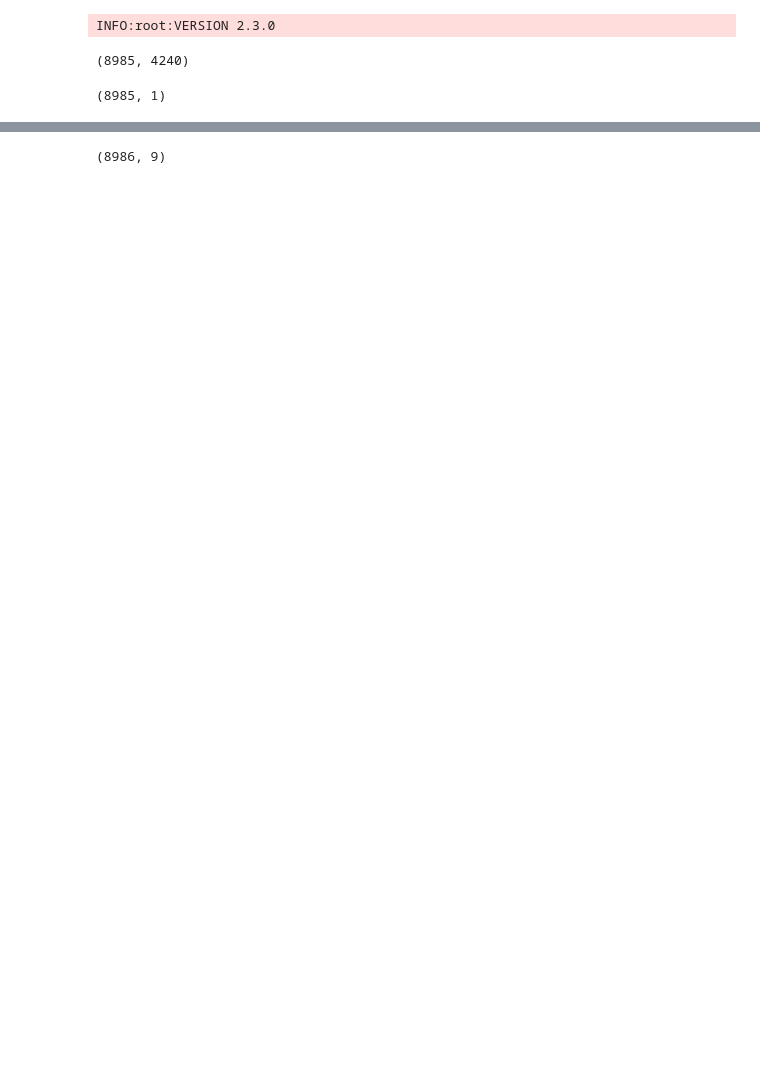
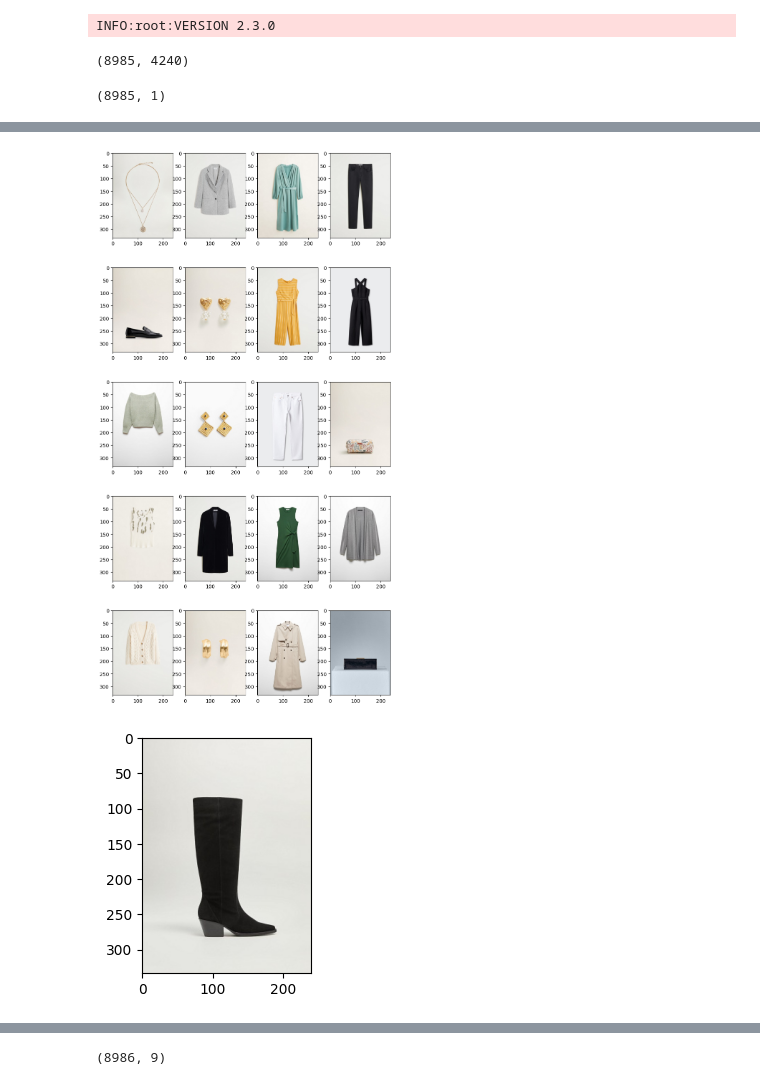
Before and after one commit to pauamargant/Datathon_fme_2023, a Jupyter notebook: recomendations.ipynb, the cells around one changed output, grey strips where cells are left out. Drawn from its saved outputs; the diff is of its cells as text; code cells hidden in the pictures; blank space fills up the shorter version.

```diff
--- a/recomendations.ipynb
+++ b/recomendations.ipynb
@@ -147,0 +209,9 @@ top100 = get_recommendation(model, x, row_number)
+# %%
+
+display_images([get_image_path(dict_index_modelo[top[0]], product_data) for top in top100])
+
+
+display_images([get_image_path(random_id, product_data)])
+# %% [output]
+[figure, added]
+[figure, added]
```
Also changed, not shown: parts of 12 cells of this notebook, 2 other files.
